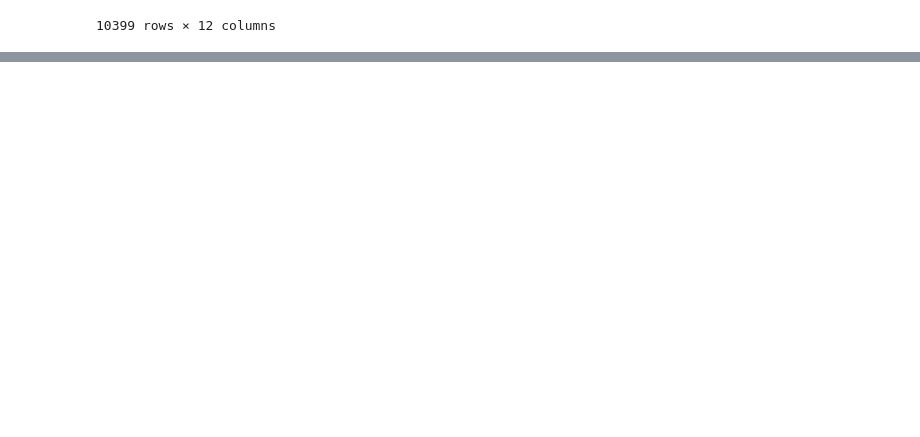
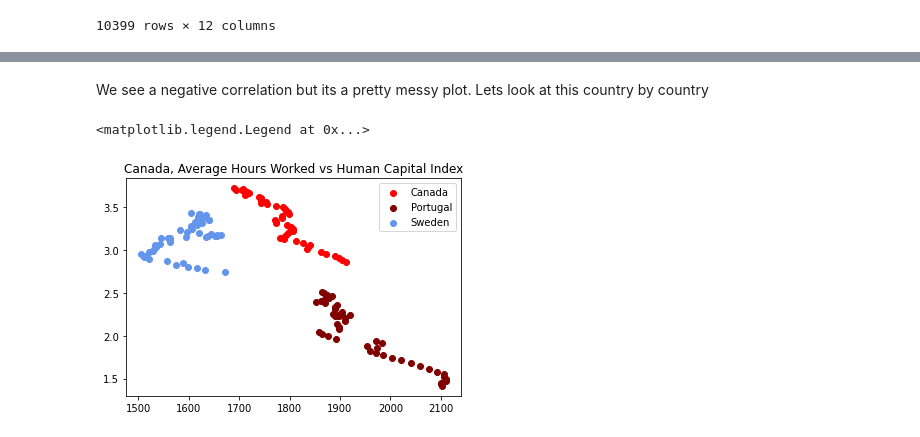
Before and after one commit to ubco-W2022T1-cosc301/project-group17, a Jupyter notebook: notebooks/analysis2.ipynb, the cells around one changed output, grey strips where cells are left out. Saved outputs shown, nothing was run; the diff lists cells and outputs as text; code cells hidden in the pictures; blank space fills up the shorter version.

```diff
--- a/notebooks/analysis2.ipynb
+++ b/notebooks/analysis2.ipynb
@@ -152,0 +160,15 @@ From first look, there is strong correlation between number employed and the pop
+# %% [markdown]
+We see a negative correlation but its a pretty messy plot. Lets look at this country by country
+# %%
+pwt_can = pwt_s[pwt_s['countrycode'] == 'CAN']
+pwt_prt = pwt_s[pwt_s['countrycode'] == 'PRT']
+pwt_swe = pwt_s[pwt_s['countrycode'] == 'SWE']
+fig, ax = plt.subplots()
+ax.set_title('Canada, Average Hours Worked vs Human Capital Index')
+ax.scatter(pwt_can['avh'], pwt_can['hc'], c='red', label='Canada')
+ax.scatter(pwt_prt['avh'], pwt_prt['hc'], c='maroon', label='Portugal')
+ax.scatter(pwt_swe['avh'], pwt_swe['hc'], c='cornflowerblue', label='Sweden')
+ax.legend()
+# %% [output]
+<matplotlib.legend.Legend at 0x...>
+[figure, added]
```
Also changed, not shown: parts of 8 cells of this notebook.
